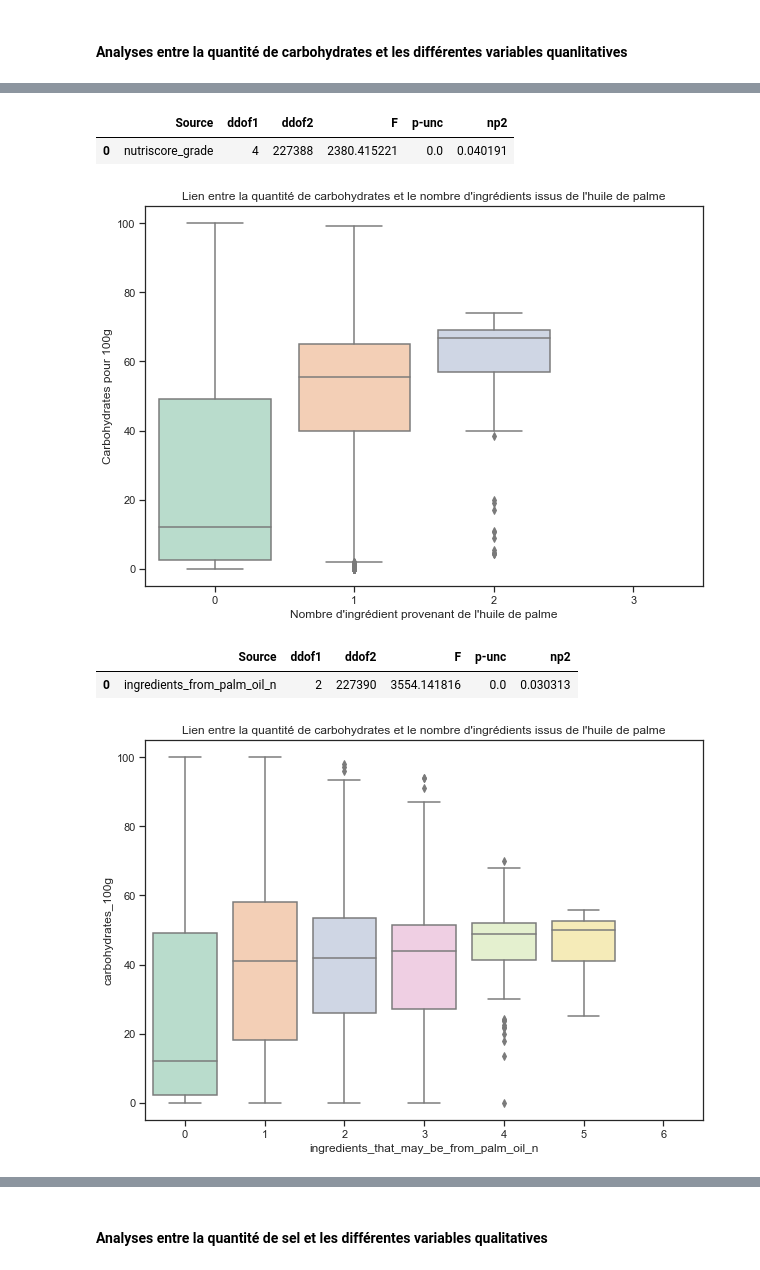
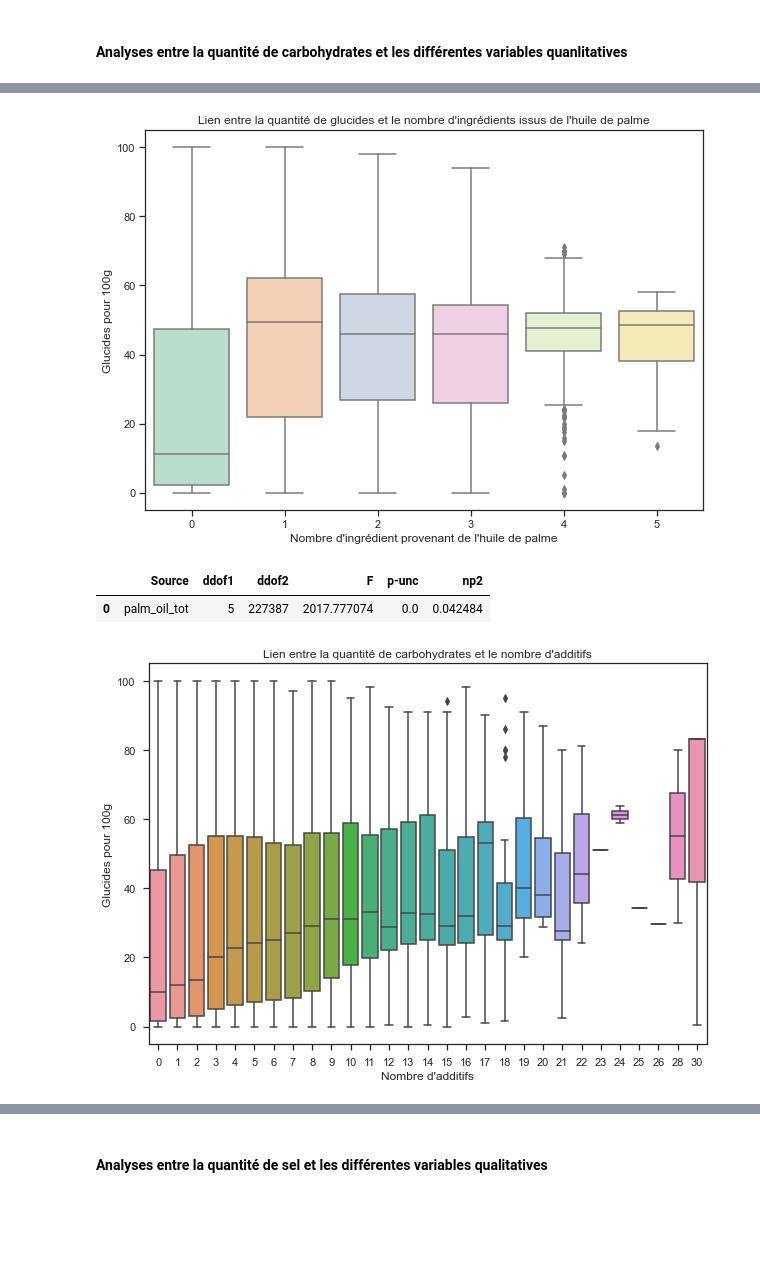
Before and after one commit to Sylvariane/Concevez_une_app_au_service_de_la_sante_publique, a Jupyter notebook: PSante_02_notebookexploration.ipynb, the cells around one changed output, grey strips where cells are left out. Drawn from its saved outputs; the diff is of its cells as text; code cells hidden in the pictures; blank space fills up the shorter version.

```diff
--- a/PSante_02_notebookexploration.ipynb
+++ b/PSante_02_notebookexploration.ipynb
@@ -103,11 +103,16 @@ col_drop = ['code', 'url', 'creator', 'quantity', 'ingredients_text', 'serving_q
 df.drop(col_drop, axis=1, inplace=True)
 # %%
 # transformation des variables catégorielles en catégorie
-col_cat = ["additives_n", "countries", "ingredients_from_palm_oil_n", "ingredients_that_may_be_from_palm_oil_n",
+col_cat = ["countries", "ingredients_from_palm_oil_n", "ingredients_that_may_be_from_palm_oil_n",
            "nutriscore_score", "nutriscore_grade"]
 
 for col in col_cat:
     df[col] = df[col].astype("category")
+# %%
+palm_oil = ["ingredients_from_palm_oil_n", "ingredients_that_may_be_from_palm_oil_n", "additives_n"]
+
+for col in palm_oil:
+    df[col] = df[col].astype("int64")
 # %%
 df.shape
 # %% [output]
@@ -224,3 +212,5 @@ df_france['nutriscore_grade'] = df_france['nutriscore_grade'].replace("b", "B")
 df_france['nutriscore_grade'] = df_france['nutriscore_grade'].replace("c", "C")
 df_france['nutriscore_grade'] = df_france['nutriscore_grade'].replace("d", "D")
 df_france['nutriscore_grade'] = df_france['nutriscore_grade'].replace("e", "E")
+# %%
+df_france["palm_oil_tot"] = df_france["ingredients_from_palm_oil_n"] + df_france["ingredients_that_may_be_from_palm_oil_n"]
@@ -611,28 +622,26 @@ plt.show()
-# %%
-pg.anova(data=df_france, dv="carbohydrates_100g", between="nutriscore_grade")
-# %% [output]
-|  | Source | ddof1 | ddof2 | F | p-unc | np2 |
-| 0 | nutriscore_grade | 4 | 227388 | 2380.415221 | 0.0 | 0.040191 |
 # %%
 plt.figure(figsize=(10, 7))
-sns.boxplot(x="ingredients_from_palm_oil_n", y="carbohydrates_100g", data=df_france)
-plt.title("Lien entre la quantité de carbohydrates et le nombre d'ingrédients issus de l'huile de palme")
+sns.boxplot(x="palm_oil_tot", y="carbohydrates_100g", data=df_france)
+plt.title("Lien entre la quantité de glucides et le nombre d'ingrédients issus de l'huile de palme")
 plt.xlabel("Nombre d'ingrédient provenant de l'huile de palme")
-plt.ylabel("Carbohydrates pour 100g")
+plt.ylabel("Glucides pour 100g")
 plt.savefig("Présentation/Images/carbohydrates_vs_palm_oil.png")
 plt.show()
 # %% [output]
-[figure, old version]
+[figure, new version]
 # %%
-pg.anova(data=df_france, dv="carbohydrates_100g", between="ingredients_from_palm_oil_n")
+pg.anova(data=df_france, dv="carbohydrates_100g", between="palm_oil_tot")
 # %% [output]
 |  | Source | ddof1 | ddof2 | F | p-unc | np2 |
-| 0 | ingredients_from_palm_oil_n | 2 | 227390 | 3554.141816 | 0.0 | 0.030313 |
+| 0 | palm_oil_tot | 5 | 227387 | 2017.777074 | 0.0 | 0.042484 |
 # %%
 plt.figure(figsize=(10, 7))
-sns.boxplot(x="ingredients_that_may_be_from_palm_oil_n", y="carbohydrates_100g", data=df_france)
-plt.title("Lien entre la quantité de carbohydrates et le nombre d'ingrédients issus de l'huile de palme")
+sns.boxplot(x="additives_n", y="carbohydrates_100g", data=df_france)
+plt.title("Lien entre la quantité de carbohydrates et le nombre d'additifs")
+plt.xlabel("Nombre d'additifs")
+plt.ylabel("Glucides pour 100g")
+plt.savefig("Présentation/Images/carbohydrates_vs_additifs.png")
 plt.show()
 # %% [output]
-[figure, old version]
+[figure, new version]
 # %%
```
Also changed, not shown: parts of 83 cells of this notebook, 2 other files.
